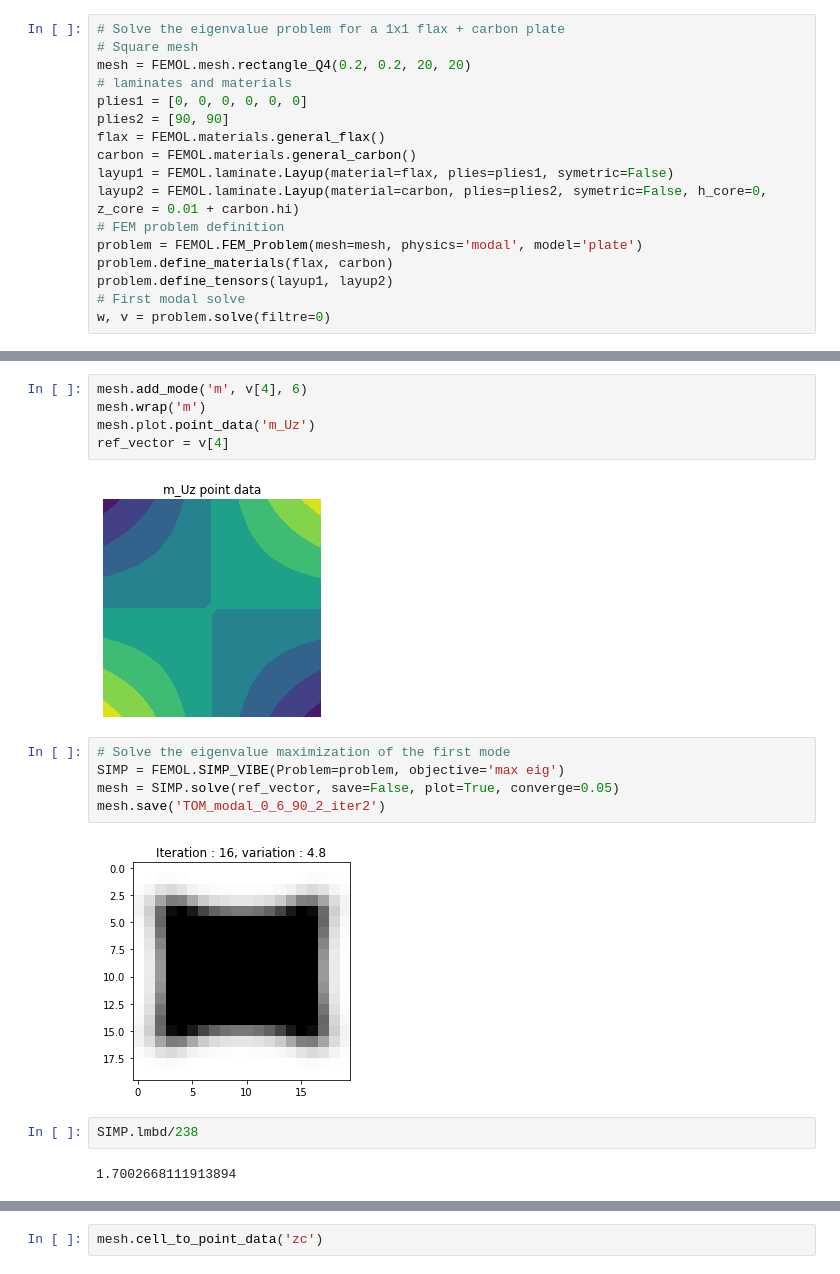
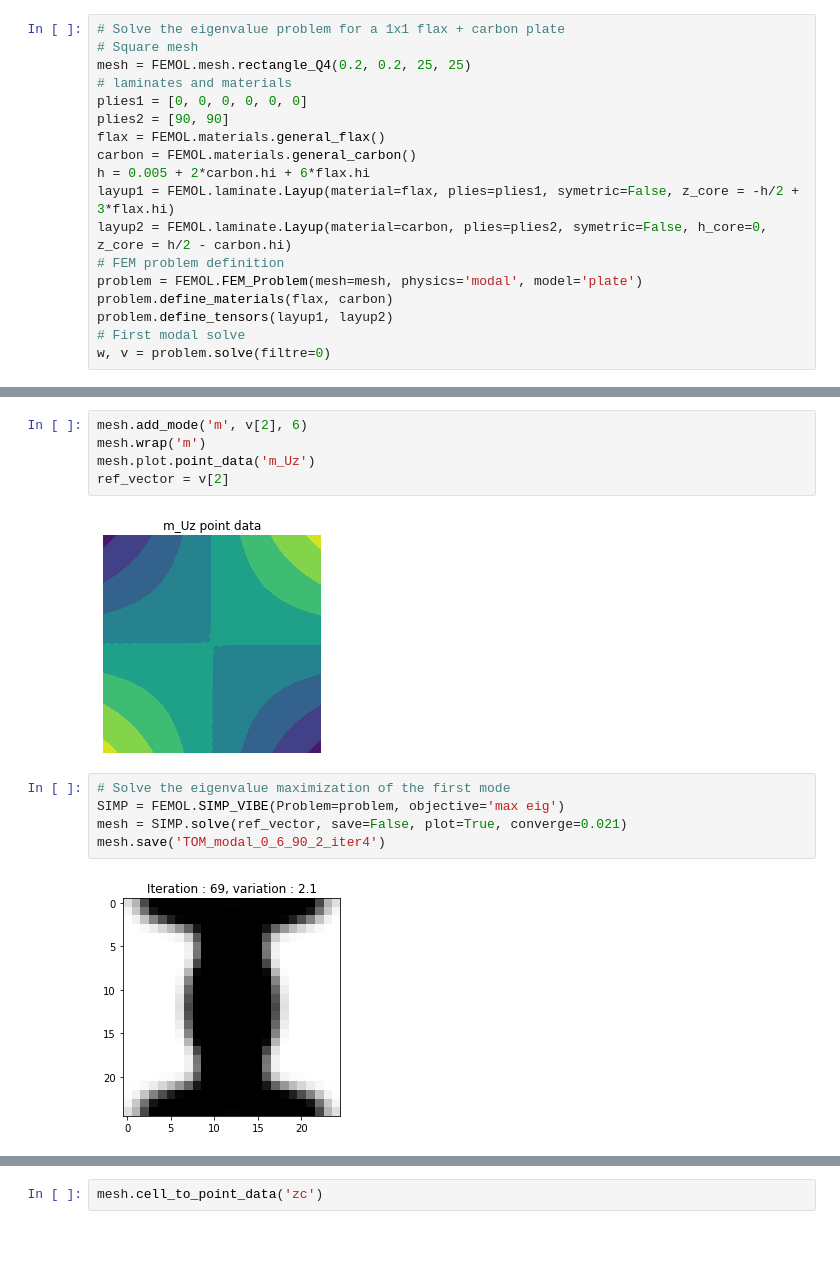
Before and after one commit to olivecha/FEMOL, a Jupyter notebook: DEV_Notebook.ipynb, the cells around one changed output, grey strips where cells are left out. Saved outputs shown, nothing was run; the diff lists cells and outputs as text; blank space fills up the shorter version.

```diff
--- a/DEV_Notebook.ipynb
+++ b/DEV_Notebook.ipynb
@@ -55,14 +55,15 @@ problem.plot()
 # %%
 # Solve the eigenvalue problem for a 1x1 flax + carbon plate
 # Square mesh
-mesh = FEMOL.mesh.rectangle_Q4(0.2, 0.2, 20, 20)
+mesh = FEMOL.mesh.rectangle_Q4(0.2, 0.2, 25, 25)
 # laminates and materials
 plies1 = [0, 0, 0, 0, 0, 0]
 plies2 = [90, 90]
 flax = FEMOL.materials.general_flax()
 carbon = FEMOL.materials.general_carbon()
-layup1 = FEMOL.laminate.Layup(material=flax, plies=plies1, symetric=False)
-layup2 = FEMOL.laminate.Layup(material=carbon, plies=plies2, symetric=False, h_core=0, z_core = 0.01 + carbon.hi)
+h = 0.005 + 2*carbon.hi + 6*flax.hi
+layup1 = FEMOL.laminate.Layup(material=flax, plies=plies1, symetric=False, z_core = -h/2 + 3*flax.hi)
+layup2 = FEMOL.laminate.Layup(material=carbon, plies=plies2, symetric=False, h_core=0, z_core = h/2 - carbon.hi)
 # FEM problem definition
 problem = FEMOL.FEM_Problem(mesh=mesh, physics='modal', model='plate')
 problem.define_materials(flax, carbon)
@@ -76,18 +154,14 @@ solved in :  3.9317808151245117  s
 # %%
-mesh.add_mode('m', v[4], 6)
+mesh.add_mode('m', v[2], 6)
 mesh.wrap('m')
 mesh.plot.point_data('m_Uz')
-ref_vector = v[4]
+ref_vector = v[2]
 # %% [output]
 [figure]
 # %%
 # Solve the eigenvalue maximization of the first mode
 SIMP = FEMOL.SIMP_VIBE(Problem=problem, objective='max eig')
-mesh = SIMP.solve(ref_vector, save=False, plot=True, converge=0.05)
-mesh.save('TOM_modal_0_6_90_2_iter2')
+mesh = SIMP.solve(ref_vector, save=False, plot=True, converge=0.021)
+mesh.save('TOM_modal_0_6_90_2_iter4')
 # %% [output]
-[figure, old version]
+[figure, new version]
-# %%
-SIMP.lmbd/238
-# %% [output]
-1.7002668111913894
```
Also changed, not shown: parts of 23 cells of this notebook, 15 other files.
